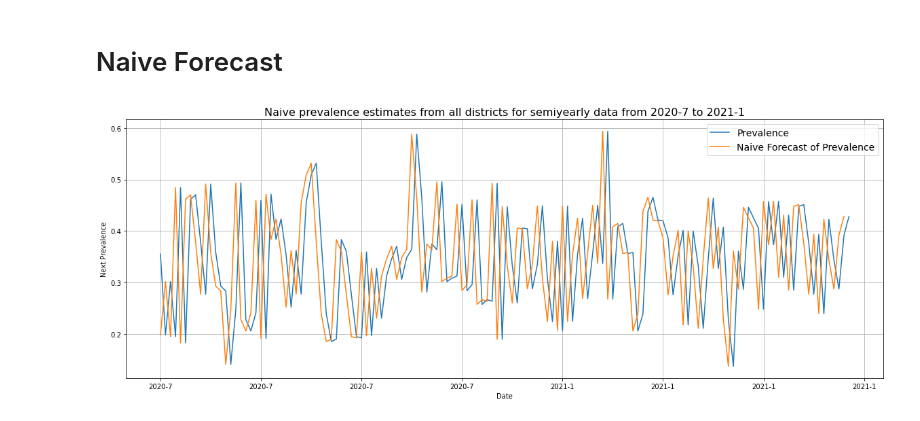
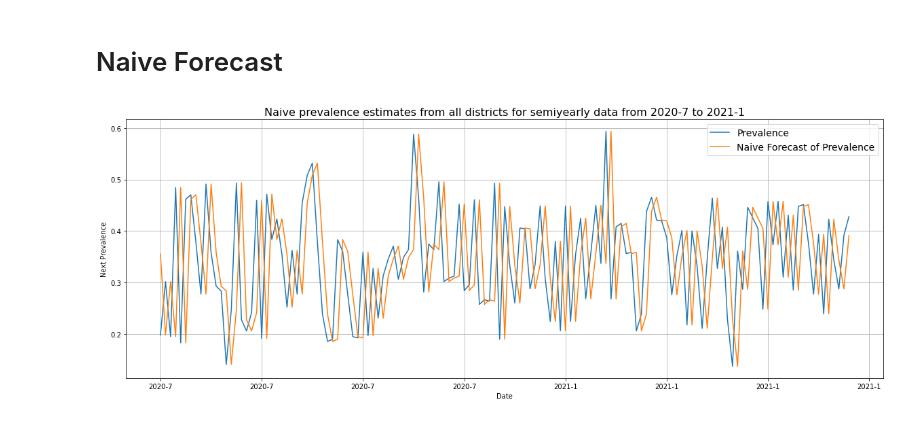
Before and after one commit to LeanderHuyghe/Wasting_Prediction, a Jupyter notebook: Visualising Predictions.ipynb, the cells around one changed output. Cells and saved outputs as stored; diff of their text form; code cells hidden in the pictures.

Commit message:
Visualised predictions and naive forecast

```diff
--- a/Visualising Predictions.ipynb
+++ b/Visualising Predictions.ipynb
@@ -86,9 +87,9 @@ plt.xticks(np.arange(0,160,step=20),labels=["2020-7", "2020-7", "2020-7", "2020-
 # %%
 naive_forecast = ytest[:-1]
 plt.figure(figsize=(20,7))
 plt.title("Naive prevalence estimates from all districts for semiyearly data from 2020-7 to 2021-1",size=16)
-plot_time_series(timesteps=np.arange(138),values=ytest, label="Prevalence")
-plot_time_series(timesteps=np.arange(137),values=ytest[1:], label="Naive Forecast of Prevalence")
+plot_time_series(timesteps=np.arange(137),values=ytest[1:], label="Prevalence")
+plot_time_series(timesteps=np.arange(137),values=naive_forecast, label="Naive Forecast of Prevalence")
 plt.xticks(np.arange(0,160,step=20),labels=["2020-7", "2020-7", "2020-7", "2020-7", "2021-1","2021-1", "2021-1","2021-1"]);
 # %% [output]
-[figure, old version]
+[figure, new version]
```
Also changed, not shown: parts of 2 cells of this notebook.
